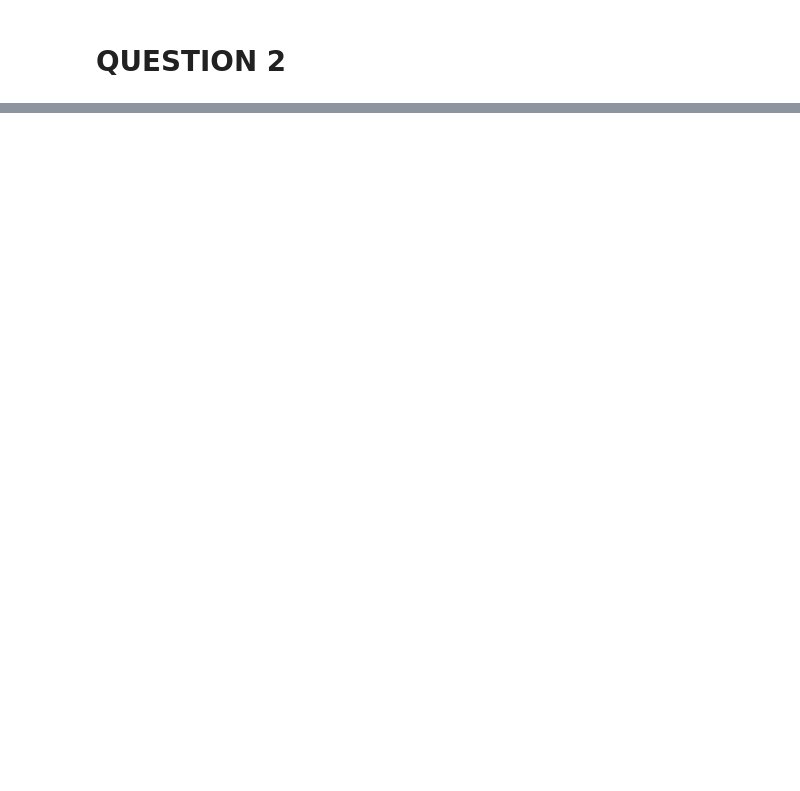
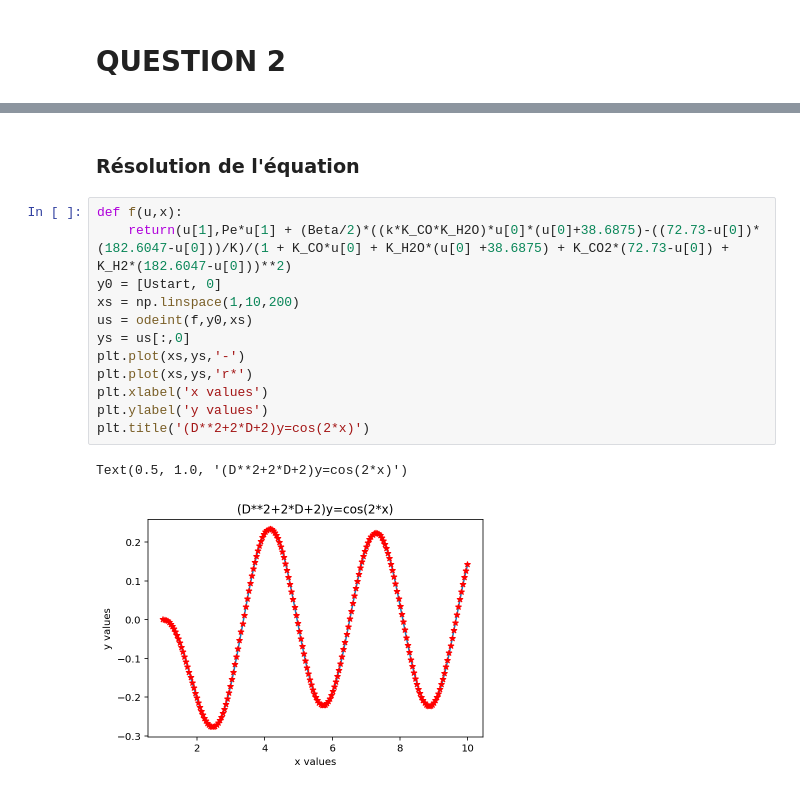
Before and after one commit to CoupezTom/Reactor-Design, a Jupyter notebook: Projet-RD-WGS.ipynb, the cells around one changed output, grey strips where cells are left out. Saved outputs shown, nothing was run; the diff lists cells and outputs as text; blank space fills up the shorter version.

```diff
--- a/Projet-RD-WGS.ipynb
+++ b/Projet-RD-WGS.ipynb
@@ -90,0 +113,17 @@ plt.show()
+# %% [markdown]
+### Résolution de l'équation
+# %%
+def f(u,x):
+    return(u[1],Pe*u[1] + (Beta/2)*((k*K_CO*K_H2O)*u[0]*(u[0]+38.6875)-((72.73-u[0])*(182.6047-u[0]))/K)/(1 + K_CO*u[0] + K_H2O*(u[0] +38.6875) + K_CO2*(72.73-u[0]) + K_H2*(182.6047-u[0]))**2)
+y0 = [Ustart, 0]
+xs = np.linspace(1,10,200)
+us = odeint(f,y0,xs)
+ys = us[:,0]
+plt.plot(xs,ys,'-')
+plt.plot(xs,ys,'r*')
+plt.xlabel('x values')
+plt.ylabel('y values')
+plt.title('(D**2+2*D+2)y=cos(2*x)')
+# %% [output]
+Text(0.5, 1.0, '(D**2+2*D+2)y=cos(2*x)')
+[figure, added]
```
Also changed, not shown: parts of 9 cells of this notebook.
